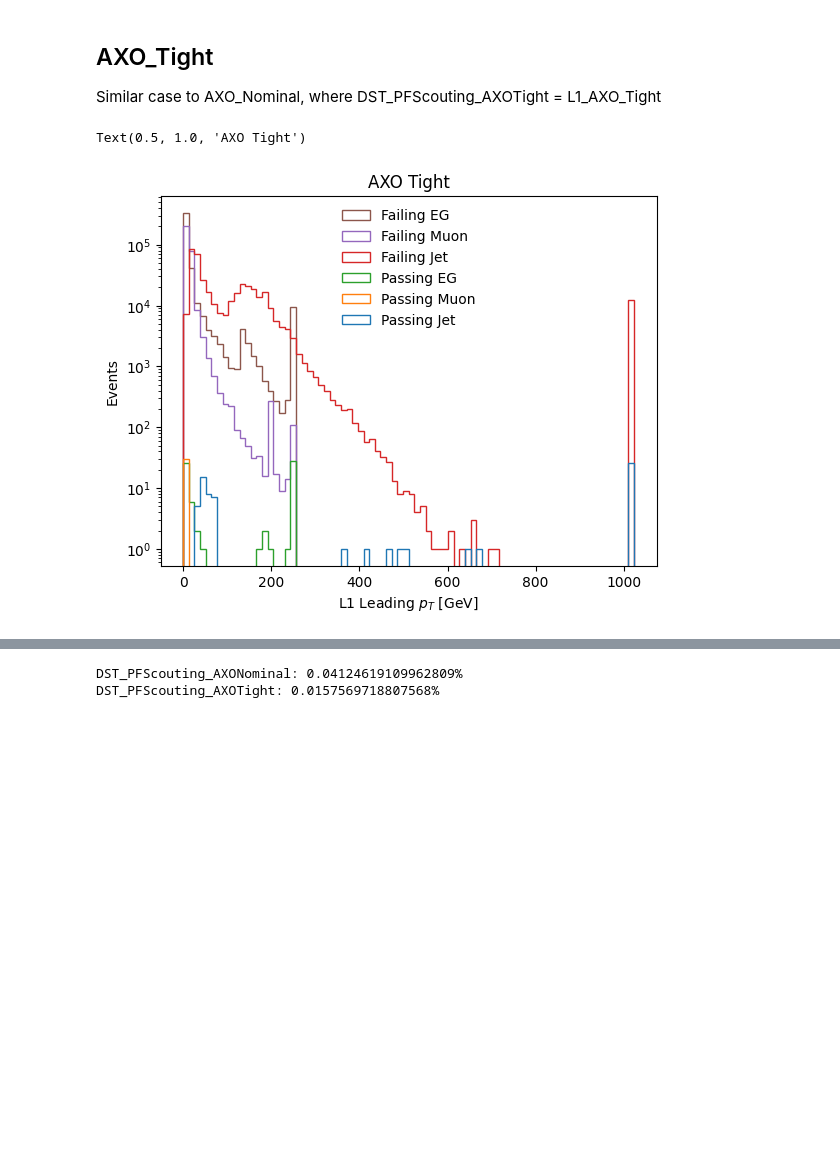
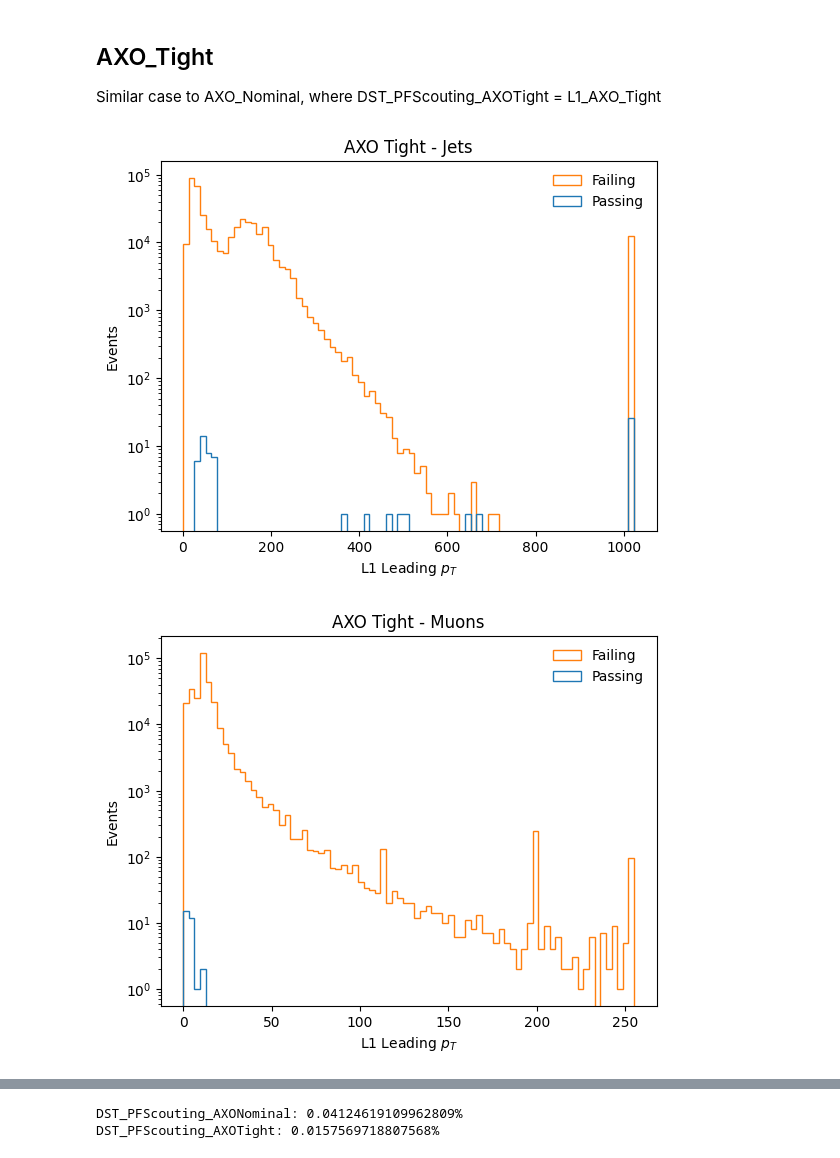
Before and after one commit to AdaCollins01/completed_axol1tl_practice, a Jupyter notebook: 4_getting_started_with_triggers.ipynb, the cells around one changed output, grey strips where cells are left out. Cells and saved outputs as stored; diff of their text form; code cells hidden in the pictures; blank space fills up the shorter version.

```diff
--- a/4_getting_started_with_triggers.ipynb
+++ b/4_getting_started_with_triggers.ipynb
@@ -527,32 +537,55 @@ Since it only has one seed, DST_PFScouting_AXONominal should = L1_AXO_Nominal
 ## AXO_Tight
 Similar case to AXO_Nominal, where DST_PFScouting_AXOTight = L1_AXO_Tight
 # %%
-# AXO triggers take in all objects, because who knows what it's collecting!
 jet_bx_0 = events["L1Jet_bx"].array() == 0
 jet_pt = events["L1Jet_pt"].array()[jet_bx_0]
 mu_bx_0 = events["L1Mu_bx"].array() == 0
 mu_pt = events["L1Mu_pt"].array()[mu_bx_0]
 eg_bx_0 = events["L1EG_bx"].array() == 0
 eg_pt = events["L1EG_pt"].array()[eg_bx_0]
+axotight_trigger_bits = events["DST_PFScouting_AXOTight"].array()
 
-axotight_trigger_bits = events["DST_PFScouting_AXOTight"].array()
-axotight_objs = [ak.flatten(jet_pt[axotight_trigger_bits][:,0:1]),
-               ak.flatten(mu_pt[axotight_trigger_bits][:,0:1]),
-               ak.flatten(eg_pt[axotight_trigger_bits][:,0:1]),
-               ak.flatten(jet_pt[~axotight_trigger_bits][:,0:1]),
-               ak.flatten(mu_pt[~axotight_trigger_bits][:,0:1]),
+# Jets:
+axotight_jet = [ak.flatten(jet_pt[axotight_trigger_bits][:,0:1]),
+               ak.flatten(jet_pt[~axotight_trigger_bits][:,0:1])]
+plt.hist(axotight_jet,
+         label = ["Passing", "Failing"],
+         bins=80,
+        histtype = "step")
+plt.xlabel(r"L1 Leading $p_T$")
+plt.yscale("log")
+plt.ylabel("Events")
+plt.title("AXO Tight - Jets")
+plt.legend(frameon=False)
+plt.show()
+
+# Muons:
+axotight_muons = [ak.flatten(mu_pt[axotight_trigger_bits][:,0:1]),
+               ak.flatten(mu_pt[~axotight_trigger_bits][:,0:1])]
+plt.hist(axotight_muons,
+         label = ["Passing", "Failing"],
+         bins=80,
+        histtype = "step")
+plt.xlabel(r"L1 Leading $p_T$")
+plt.yscale("log")
+plt.ylabel("Events")
+plt.title("AXO Tight - Muons")
+plt.legend(frameon=False)
+plt.show()
+
+#EG:
+axotight_eg = [ak.flatten(eg_pt[axotight_trigger_bits][:,0:1]),
                ak.flatten(eg_pt[~axotight_trigger_bits][:,0:1])]
-
-axotight_labels = ["Passing Jet", "Passing Muon", "Passing EG", "Failing Jet", "Failing Muon", "Failing EG"]
-plt.hist(axotight_objs,
+plt.hist(axotight_eg,
+         label = ["Passing", "Failing"],
          bins=80,
-         label= axotight_labels,
-         histtype='step')
+        histtype = "step")
+plt.xlabel(r"L1 Leading $p_T$")
+plt.yscale("log")
+plt.ylabel("Events")
+plt.title("AXO Tight - EG")
 plt.legend(frameon=False)
-plt.yscale('log')
-plt.xlabel(r"L1 Leading $p_T$ [GeV]")
-plt.ylabel("Events")
-plt.title("AXO Tight")
+plt.show()
 # %% [output]
-Text(0.5, 1.0, 'AXO Tight')
-[figure, old version]
+[figure, new version]
+[figure, added]
```
Also changed, not shown: parts of 19 cells of this notebook.
